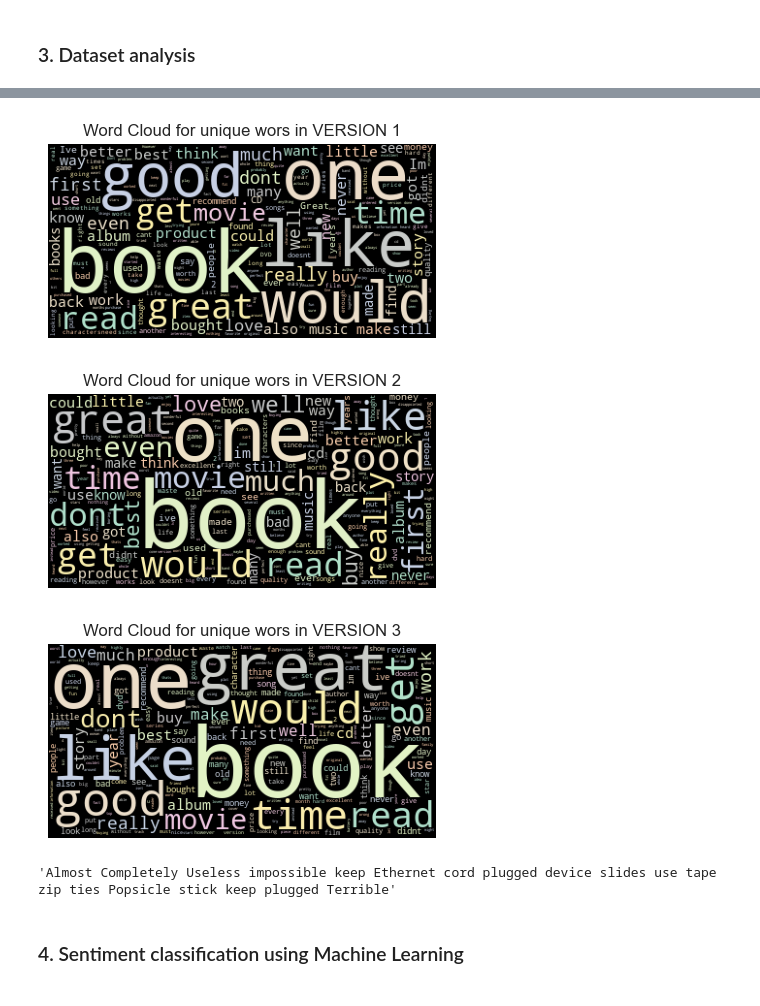
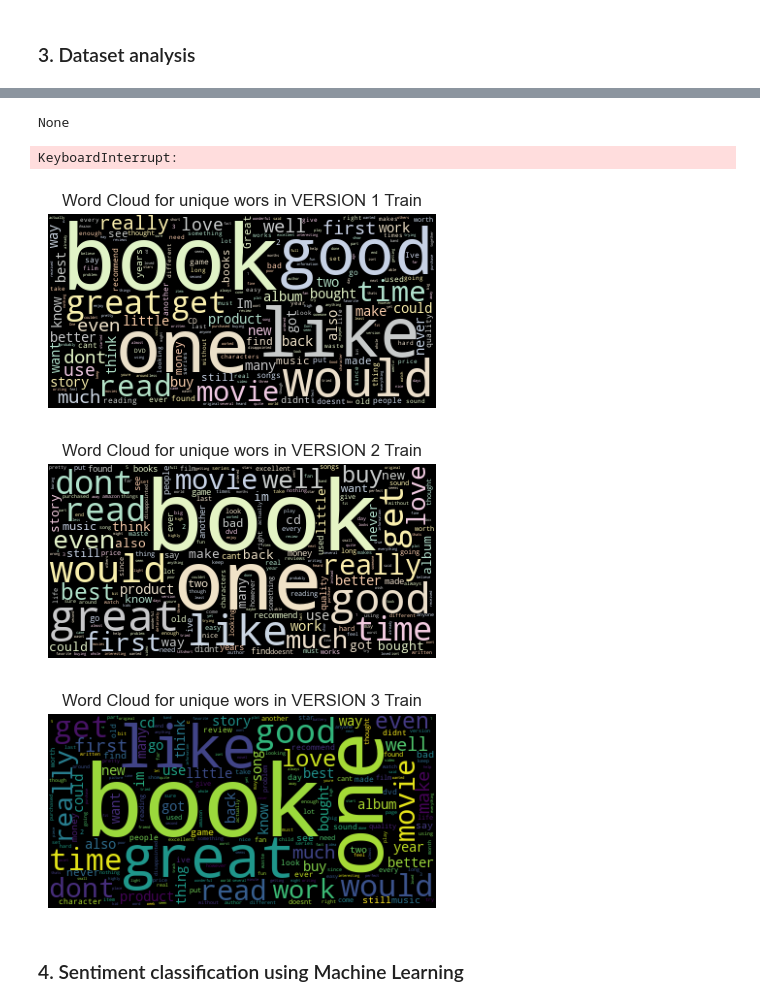
Before and after one commit to Anomaly1702/NLP_Basics, a Jupyter notebook: a1812913_Anubhav_assign1.ipynb, the cells around one changed output, grey strips where cells are left out. Saved outputs shown, nothing was run; the diff lists cells and outputs as text; code cells hidden in the pictures.

```diff
--- a/a1812913_Anubhav_assign1.ipynb
+++ b/a1812913_Anubhav_assign1.ipynb
@@ -279,33 +273,29 @@ def disp_wordCloud(title,dict,max_words=1000):
   plt.title ( f"Word Cloud for unique wors in {title}" )
   plt.imshow (wordcloud.recolor(colormap='Pastel2', random_state=17), alpha=0.98)
 # %%
-title = "VERSION 1"
-disp_wordCloud(title,uniqe_version1,max_words=1000)
+title = "VERSION 1 Train"
+disp_wordCloud(title,uniqe_version1_train,max_words=1000)
+
+title = "VERSION 2 Train"
+disp_wordCloud(title,uniqe_version2_train,max_words=1000)
+
+title = "VERSION 3 Train"
+disp_wordCloud(title,uniqe_version3_train,max_words=1000)
+
+title = "VERSION 1 Test"
+disp_wordCloud(title,uniqe_version1_test,max_words=1000)
+
+title = "VERSION 2 Test"
+disp_wordCloud(title,uniqe_version2_test,max_words=1000)
+
+title = "VERSION 3 Test"
+disp_wordCloud(title,uniqe_version3_test,max_words=1000)
 # %% [output]
+None
+KeyboardInterrupt:
-[figure, old version]
+[figure, new version]
+[figure, added]
+[figure, added]
-# %%
-title = "VERSION 2"
-disp_wordCloud(title,uniqe_version2,max_words=1000)
-# %% [output]
-[figure, removed]
-# %%
-title = "VERSION 3"
-disp_wordCloud(title,uniqe_version3,max_words=1000)
-# %% [output]
-[figure, removed]
-# %%
-#Converting list of Tokenks into sentences
-sen_train_version1 = [" ".join(word) for word in train_version1 if word != '']
-sen_train_version2 = [" ".join(word) for word in train_version2 if word != ""]
-sen_train_version3 = [" ".join(word) for word in train_version3 if word != ""]
-
-
-sen_test_version1 = [" ".join(word) for word in test_version1 if word != ""]
-sen_test_version2 = [" ".join(word) for word in test_version2 if word != ""]
-sen_test_version3 = [" ".join(word) for word in test_version3 if word != ""]
-sen_train_version1[0]
-# %% [output]
-'Almost Completely Useless impossible keep Ethernet cord plugged device slides use tape zip ties Popsicle stick keep plugged Terrible'
 # %% [markdown]
 ### 4. Sentiment classification using Machine Learning
 # %% [markdown]
```
Also changed, not shown: parts of 16 cells of this notebook.
